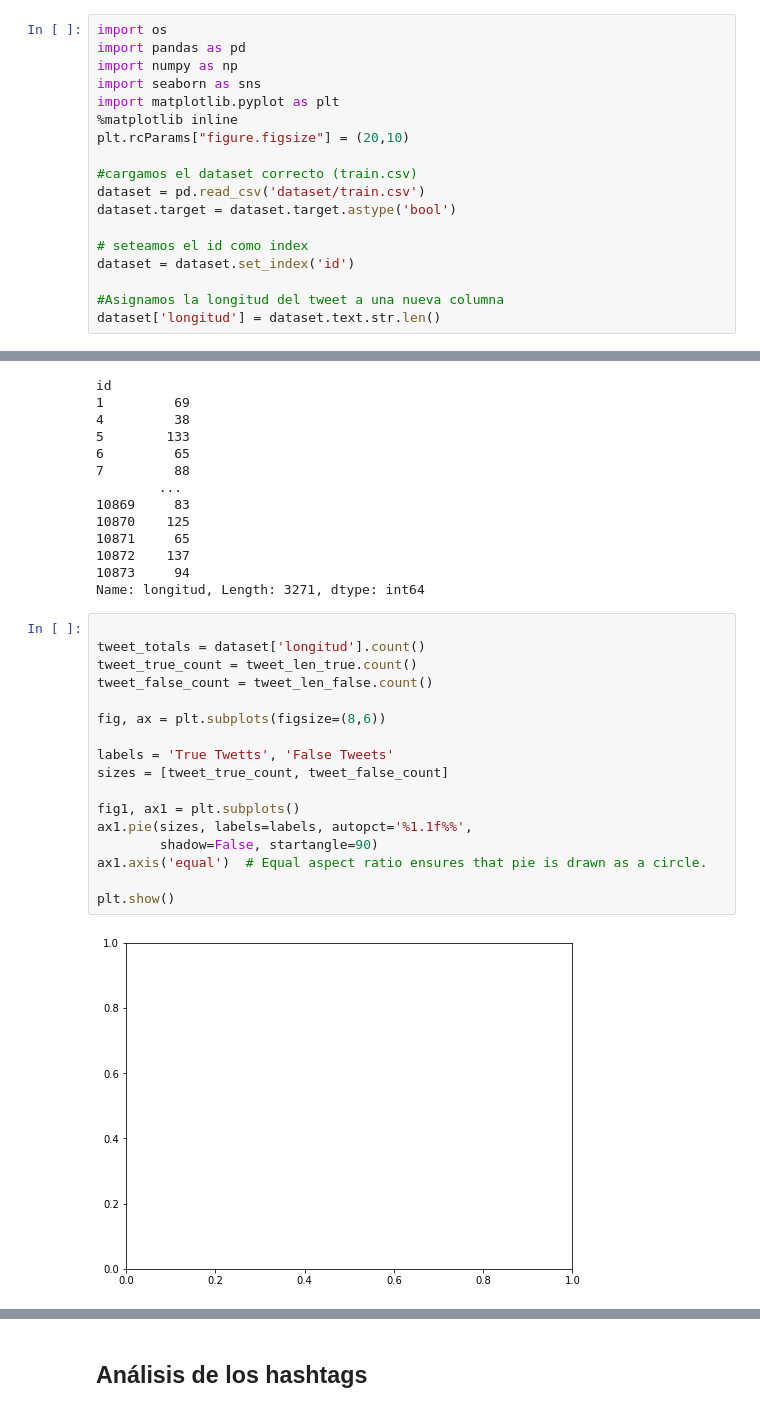
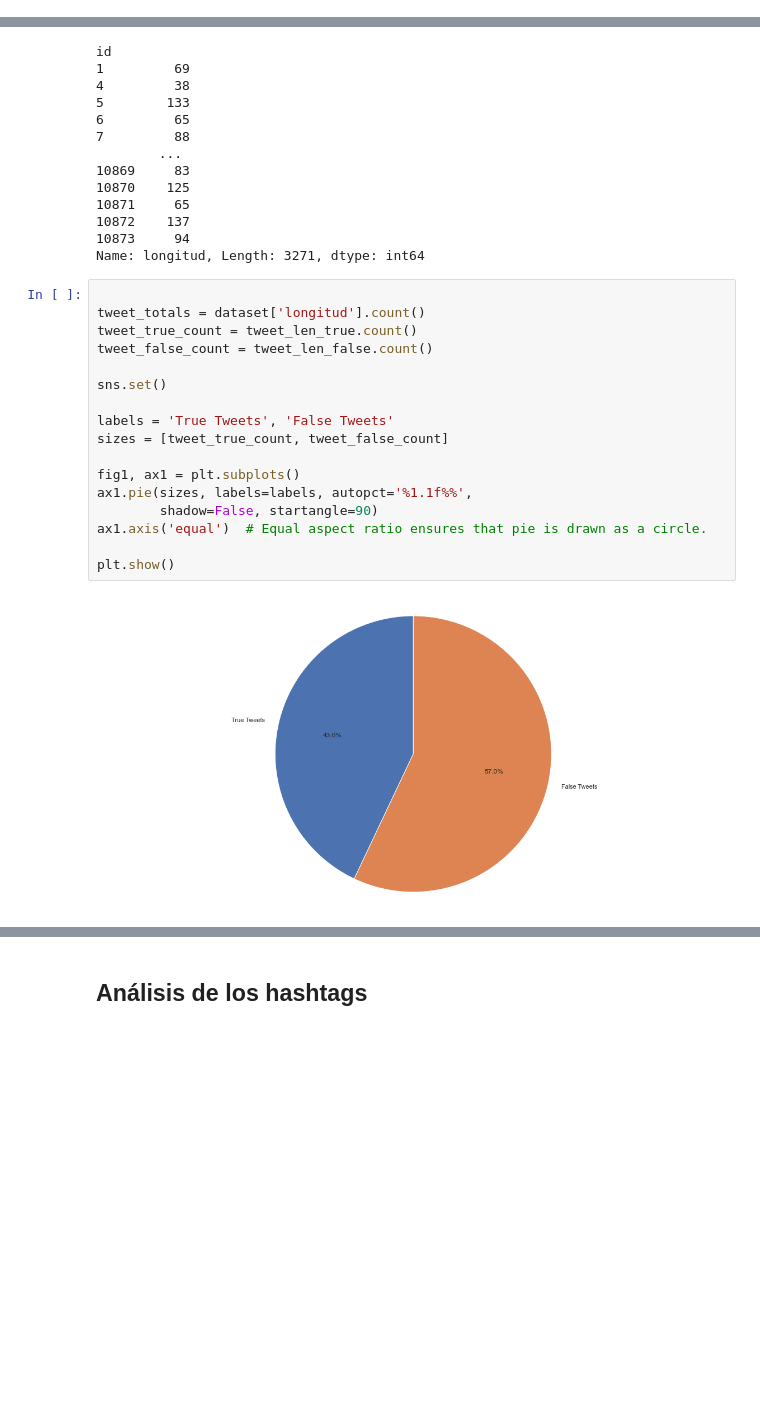
Before and after one commit to tporganizaciondedatos1c2020/TP1, a Jupyter notebook: TP_1.ipynb, the cells around one changed output, grey strips where cells are left out. Saved outputs shown, nothing was run; the diff lists cells and outputs as text; blank space fills up the shorter version.

Commit message:
Separación de distintos análisis en archivos distintos y su posterior eliminación de TP_1, cambios en imports y seteo de tamaño para todos los gráficos en Dataloader.

```diff
--- a/TP_1.ipynb
+++ b/TP_1.ipynb
@@ -3,18 +0,0 @@
-# %%
-import os
-import pandas as pd
-import numpy as np
-import seaborn as sns
-import matplotlib.pyplot as plt
-%matplotlib inline
-plt.rcParams["figure.figsize"] = (20,10)
-
-#cargamos el dataset correcto (train.csv)
-dataset = pd.read_csv('dataset/train.csv')
-dataset.target = dataset.target.astype('bool')
-
-# seteamos el id como index
-dataset = dataset.set_index('id')
-
-#Asignamos la longitud del tweet a una nueva columna
-dataset['longitud'] = dataset.text.str.len()
@@ -166,19 +67,19 @@ Name: longitud, Length: 3271, dtype: int64
 # %%
 
 tweet_totals = dataset['longitud'].count()
 tweet_true_count = tweet_len_true.count()
 tweet_false_count = tweet_len_false.count()
 
-fig, ax = plt.subplots(figsize=(8,6))
+sns.set()
 
-labels = 'True Twetts', 'False Tweets'
+labels = 'True Tweets', 'False Tweets'
 sizes = [tweet_true_count, tweet_false_count]
 
 fig1, ax1 = plt.subplots()
 ax1.pie(sizes, labels=labels, autopct='%1.1f%%',
         shadow=False, startangle=90)
 ax1.axis('equal')  # Equal aspect ratio ensures that pie is drawn as a circle.
 
 plt.show()
 # %% [output]
-[figure, old version]
+[figure, new version]
```
Also changed, not shown: parts of 19 cells of this notebook, 5 other files.
